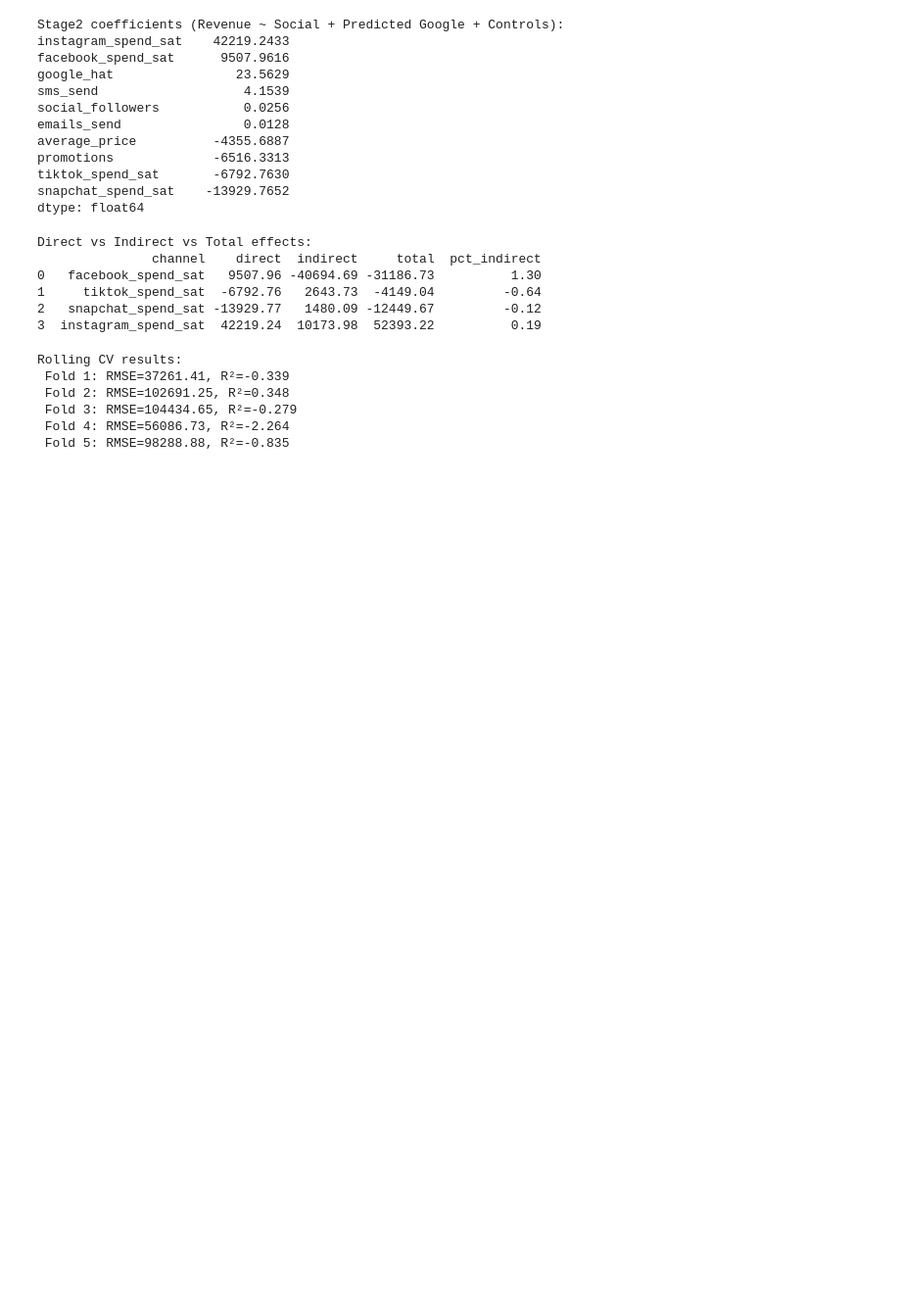
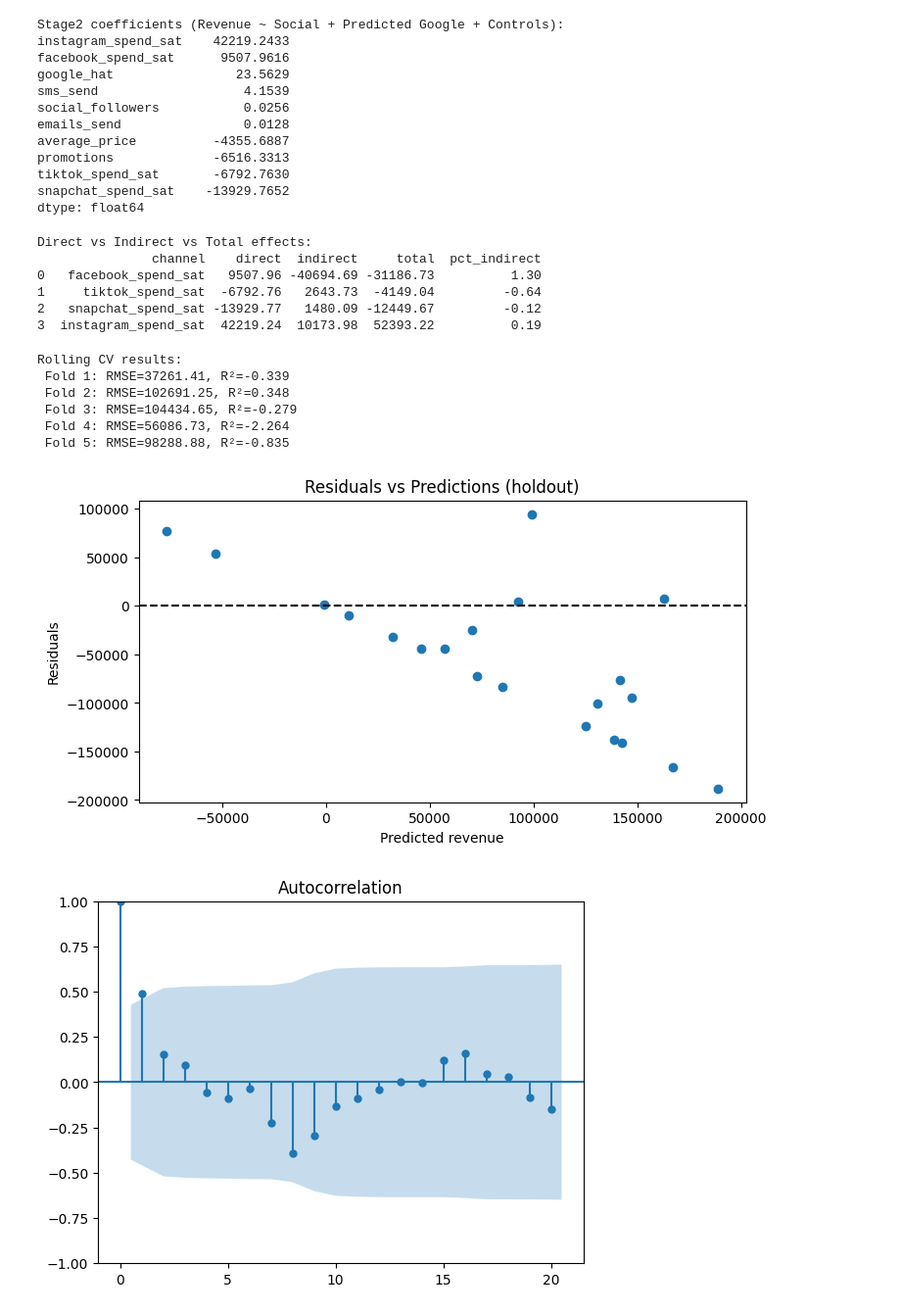
Before and after one commit to ddekshina/MMM-Assessment, a Jupyter notebook: notebooks/01_load_inspect.ipynb, the cells around one changed output. Shown at 98% size. Saved outputs shown, nothing was run; the diff lists cells and outputs as text; code cells hidden in the pictures; blank space fills up the shorter version.

```diff
--- a/notebooks/01_load_inspect.ipynb
+++ b/notebooks/01_load_inspect.ipynb
@@ -354,3 +354,29 @@ Rolling CV results:
  Fold 3: RMSE=104434.65, R²=-0.279
  Fold 4: RMSE=56086.73, R²=-2.264
  Fold 5: RMSE=98288.88, R²=-0.835
+# %%
+# Refit on first 80% for diagnostics
+split = int(len(df) * 0.8)
+model = Ridge(alpha=1.0)
+model.fit(X_stage2.iloc[:split], y_stage2.iloc[:split])
+y_pred = model.predict(X_stage2.iloc[split:])
+resid = y_stage2.iloc[split:] - y_pred
+
+import matplotlib.pyplot as plt
+from statsmodels.graphics.tsaplots import plot_acf
+
+# Residuals vs predictions
+plt.figure(figsize=(8,4))
+plt.scatter(y_pred, resid)
+plt.axhline(0, color='k', linestyle='--')
+plt.xlabel("Predicted revenue")
+plt.ylabel("Residuals")
+plt.title("Residuals vs Predictions (holdout)")
+plt.show()
+
+# Autocorrelation of residuals
+plot_acf(resid, lags=20)
+plt.show()
+# %% [output]
+[figure, added]
+[figure, added]
```
Also changed, not shown: parts of 3 cells of this notebook, 1 other file.
